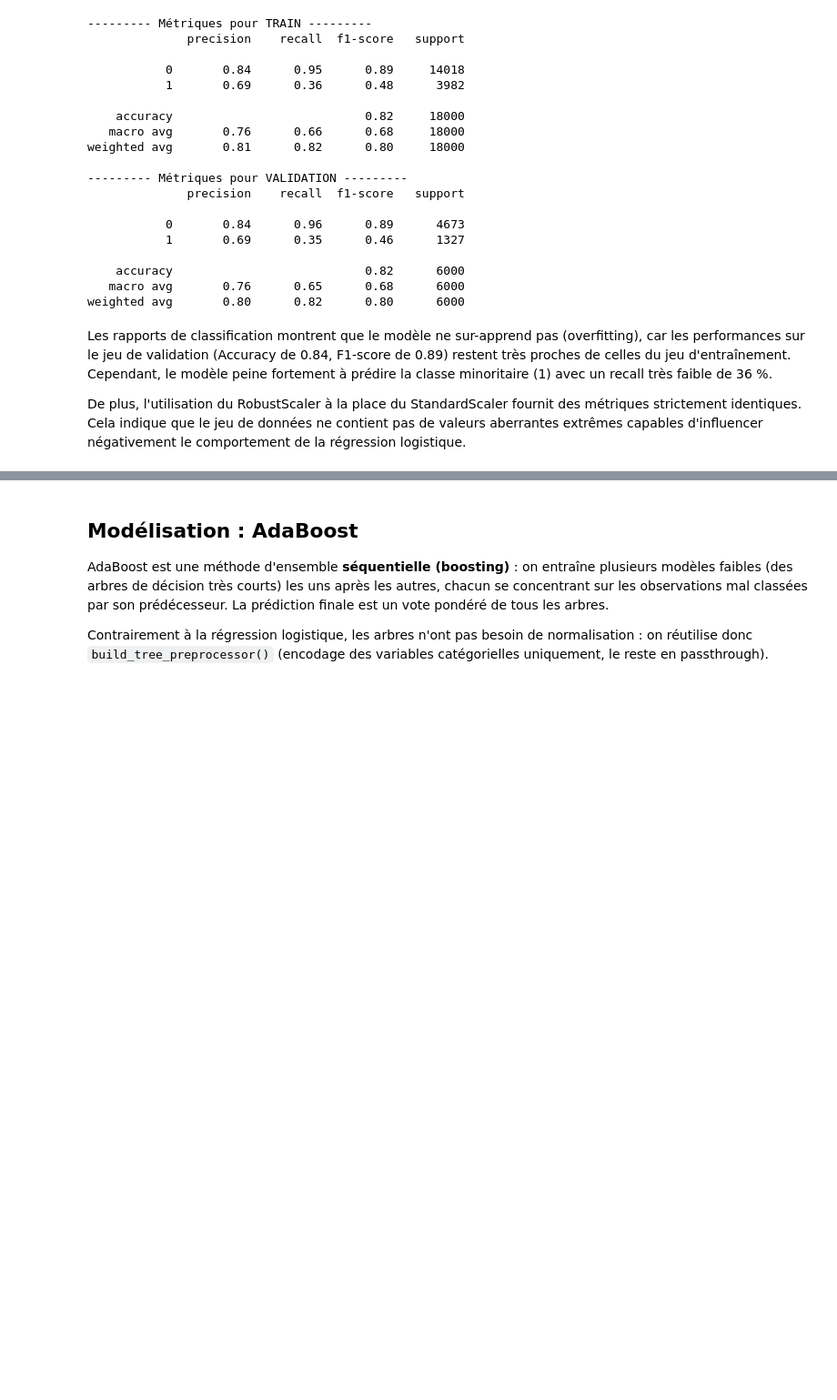
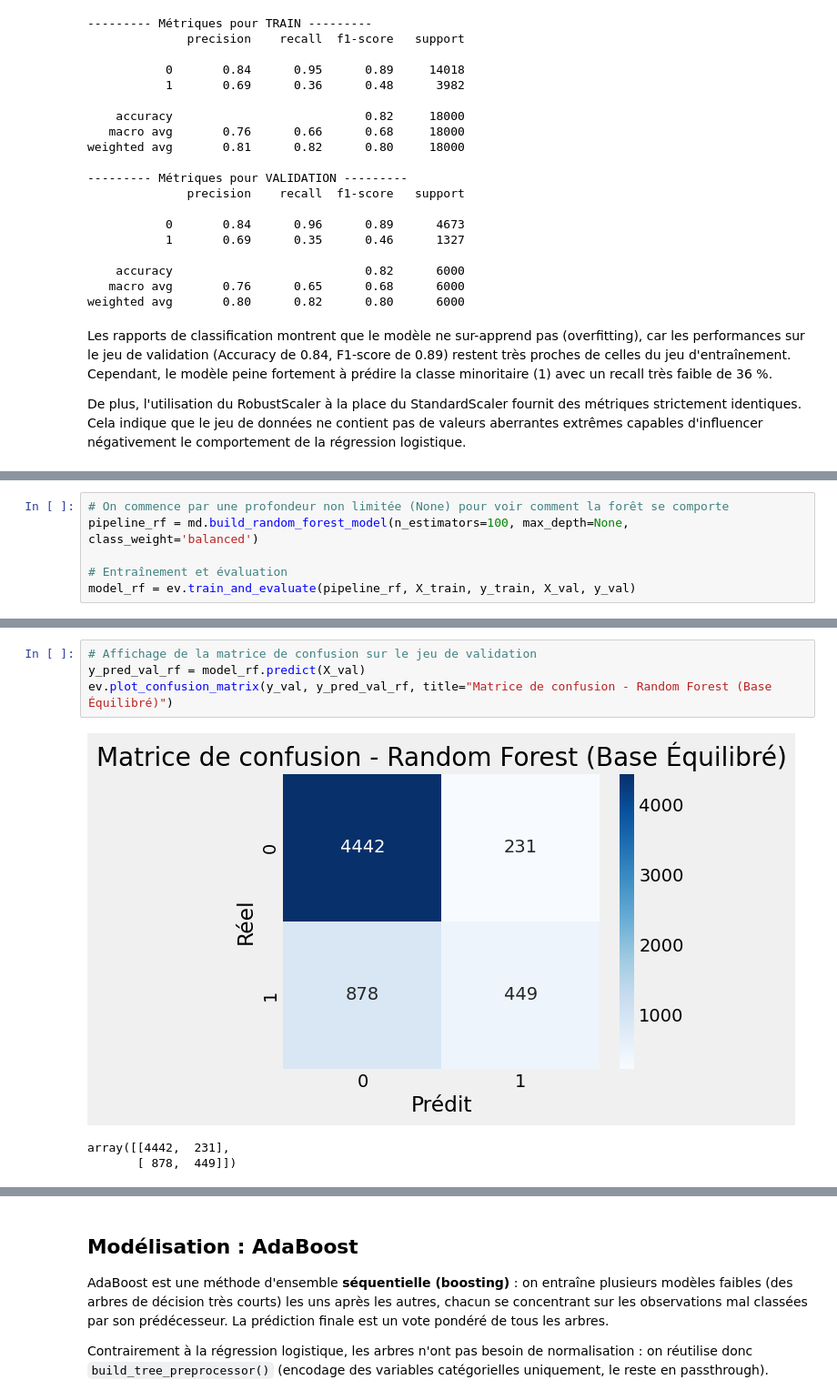
Before and after one commit to NdeyeAminataAida/Projet-AI28, a Jupyter notebook: notebook/project_credit_default.ipynb, the cells around one changed output, grey strips where cells are left out. Shown at 91% size. Drawn from its saved outputs; the diff is of its cells as text; blank space fills up the shorter version.

```diff
--- a/notebook/project_credit_default.ipynb
+++ b/notebook/project_credit_default.ipynb
@@ -462,0 +584,6 @@ De plus, l'utilisation du RobustScaler à la place du StandardScaler fournit des
+# %%
+# On commence par une profondeur non limitée (None) pour voir comment la forêt se comporte
+pipeline_rf = md.build_random_forest_model(n_estimators=100, max_depth=None, class_weight='balanced')
+
+# Entraînement et évaluation
+model_rf = ev.train_and_evaluate(pipeline_rf, X_train, y_train, X_val, y_val)
@@ -462,0 +610,8 @@ De plus, l'utilisation du RobustScaler à la place du StandardScaler fournit des
+# %%
+# Affichage de la matrice de confusion sur le jeu de validation
+y_pred_val_rf = model_rf.predict(X_val)
+ev.plot_confusion_matrix(y_val, y_pred_val_rf, title="Matrice de confusion - Random Forest (Base Équilibré)")
+# %% [output]
+[figure, added]
+array([[4442,  231],
+       [ 878,  449]])
```
Also changed, not shown: parts of 23 cells of this notebook, 2 other files.
